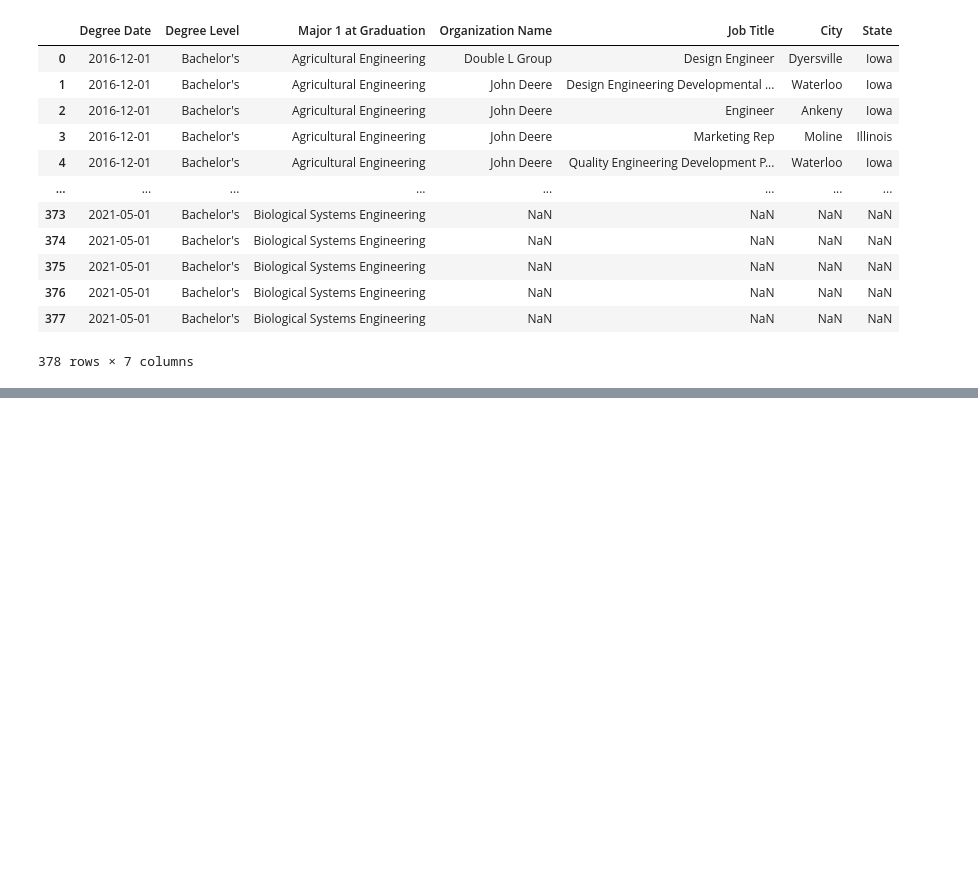
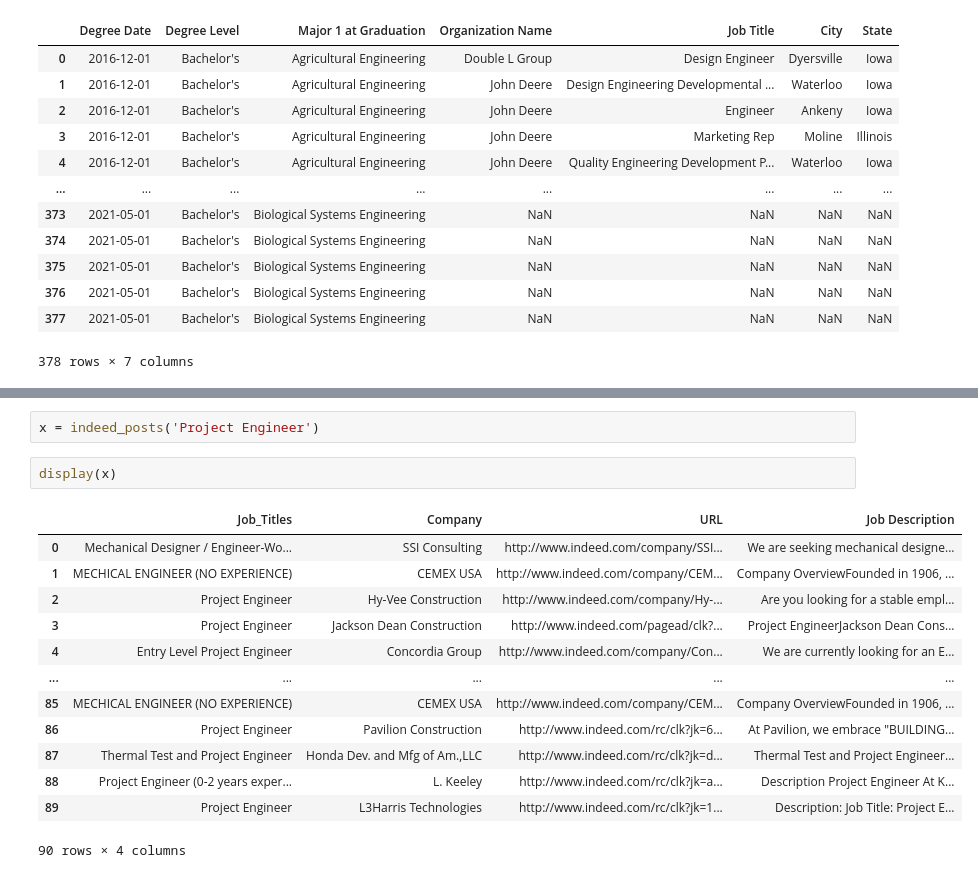
Before and after one commit to kjar0/516X-Final, a Jupyter notebook: ABE Employers.ipynb, the cells around one changed output, grey strips where cells are left out. Drawn from its saved outputs; the diff is of its cells as text; blank space fills up the shorter version.

```diff
--- a/ABE Employers.ipynb
+++ b/ABE Employers.ipynb
@@ -80,0 +260,18 @@ jtitle
+# %%
+x = indeed_posts('Project Engineer')
+# %%
+display(x)
+# %% [output]
+|  | Job_Titles | Company | URL | Job Description |
+| 0 | Mechanical Designer / Engineer-Wo... | SSI Consulting | http://www.indeed.com/company/SSI... | We are seeking mechanical designe... |
+| 1 | MECHICAL ENGINEER (NO EXPERIENCE) | CEMEX USA | http://www.indeed.com/company/CEM... | Company OverviewFounded in 1906, ... |
+| 2 | Project Engineer | Hy-Vee Construction | http://www.indeed.com/company/Hy-... | Are you looking for a stable empl... |
+| 3 | Project Engineer | Jackson Dean Construction | http://www.indeed.com/pagead/clk?... | Project EngineerJackson Dean Cons... |
+| 4 | Entry Level Project Engineer | Concordia Group | http://www.indeed.com/company/Con... | We are currently looking for an E... |
+| ... | ... | ... | ... | ... |
+| 85 | MECHICAL ENGINEER (NO EXPERIENCE) | CEMEX USA | http://www.indeed.com/company/CEM... | Company OverviewFounded in 1906, ... |
+| 86 | Project Engineer | Pavilion Construction | http://www.indeed.com/rc/clk?jk=6... | At Pavilion, we embrace "BUILDING... |
+| 87 | Thermal Test and Project Engineer | Honda Dev. and Mfg of Am.,LLC | http://www.indeed.com/rc/clk?jk=d... | Thermal Test and Project Engineer... |
+| 88 | Project Engineer (0-2 years exper... | L. Keeley | http://www.indeed.com/rc/clk?jk=a... | Description Project Engineer At K... |
+| 89 | Project Engineer | L3Harris Technologies | http://www.indeed.com/rc/clk?jk=1... | Description: Job Title: Project E... |
+90 rows × 4 columns
```
Also changed, not shown: parts of 13 cells of this notebook.
